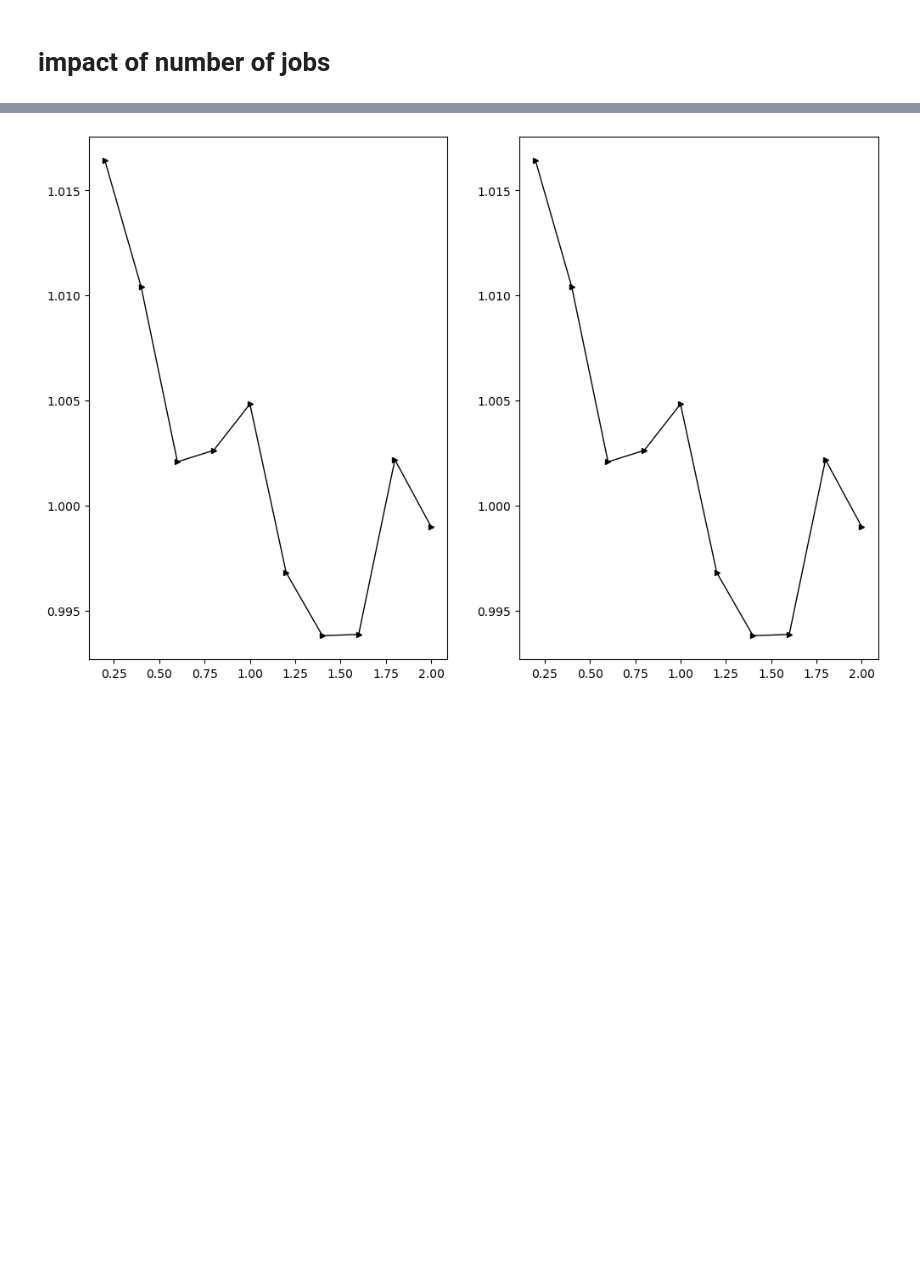
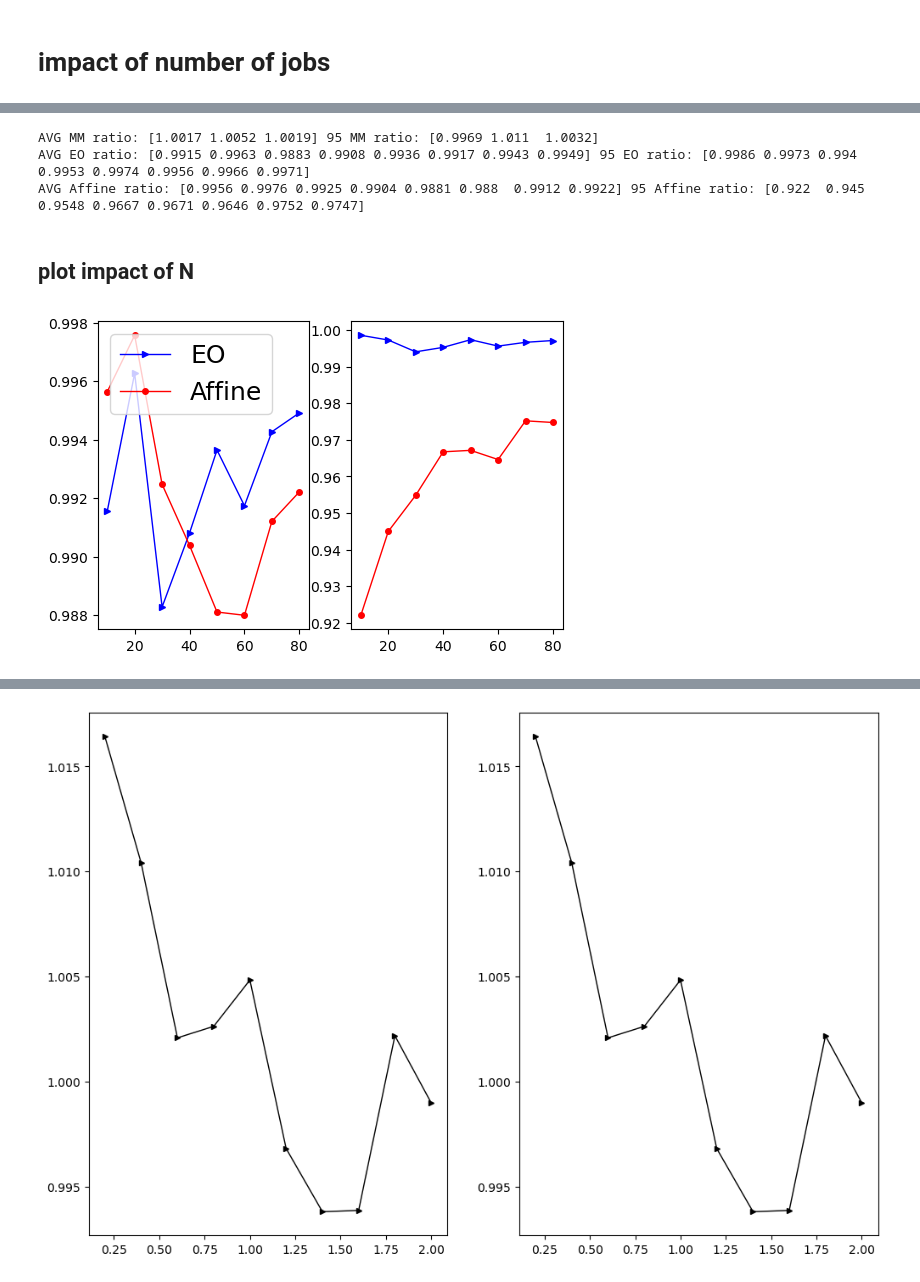
Before and after one commit to xunzhang-sjtu/Robust_scheduling_with_release_time, a Jupyter notebook: results.ipynb, the cells around one changed output, grey strips where cells are left out. Drawn from its saved outputs; the diff is of its cells as text; code cells hidden in the pictures; blank space fills up the shorter version.

```diff
--- a/results.ipynb
+++ b/results.ipynb
@@ -264,9 +262,9 @@ pd.DataFrame(rst_quan95).to_csv(project_path + 'quan95.csv')
 # %% [markdown]
 # impact of number of jobs
 # %%
-file_path = '/Users/zhangxun/data/robust_scheduling/det_release/num_jobs_RS/'
 name = 'avg'
 file_path1 = file_path + 'n=10/'
 print(file_path1)
-rst_det= load_results(instances,file_path1,'sol_det.pkl')
+rst_det = load_results(instances,file_path1,'sol_det.pkl')
+rst_affine =load_wass_results(instances,range_c,file_path1,'sol_wass_vns.pkl')
 # %% [output]
@@ -332,4 +271,0 @@ array([58108.47827673, 59491.98403518, 57996.1241139 , 57163.7551654 ,
-# %%
-file_name = '/Users/zhangxun/data/robust_scheduling/det_release/num_jobs_RS/'  + 'n='
-rst_det,rst_saa,rst_mom,rst_wass =  obtain_results(N_all,'avg',file_name)
-rst_avg = obtain_avg_results(rst_det,rst_saa,rst_mom,rst_wass,N_all)
@@ -360,3 +271,0 @@ rst_wass
-# %%
-rst_det,rst_saa,rst_mom,rst_wass =  obtain_results(N_all,'quan_95',file_name)
-rst_quan95 = obtain_avg_results(rst_det,rst_saa,rst_mom,rst_wass,N_all)
@@ -389,0 +335,9 @@ pd.DataFrame(rst_quan95).to_csv( '/Users/zhangxun/data/robust_scheduling/det_rel
+# %%
+N_all = [10,20,30]
+metric_name = 'avg'
+rst_det,rst_saa,rst_affine,rst_exact,rst_mm = obtain_avg(N_all,metric_name)
+ratio_saa_avg,ratio_affine_avg,ratio_exact_avg,ratio_mm_avg = obtain_ratio(N_all,rst_det,rst_saa,rst_affine,rst_exact,rst_mm)
+
+metric_name = 'quan_95'
+rst_det,rst_saa,rst_affine,rst_exact,rst_mm = obtain_avg(N_all,metric_name)
+ratio_saa_quan95,ratio_affine_quan95,ratio_exact_quan95,ratio_mm_quan95 = obtain_ratio(N_all,rst_det,rst_saa,rst_affine,rst_exact,rst_mm)
@@ -389,0 +450,8 @@ pd.DataFrame(rst_quan95).to_csv( '/Users/zhangxun/data/robust_scheduling/det_rel
+# %%
+print('AVG MM ratio:',np.round(ratio_mm_avg,4),'95 MM ratio:',np.round(ratio_mm_quan95,4))
+print('AVG EO ratio:',np.round(ratio_saa_avg,4),'95 EO ratio:',np.round(ratio_saa_quan95,4))
+print('AVG Affine ratio:',np.round(ratio_affine_avg[:,0],4),'95 Affine ratio:',np.round(ratio_affine_quan95[:,0],4))
+# %% [output]
+AVG MM ratio: [1.0017 1.0052 1.0019] 95 MM ratio: [0.9969 1.011  1.0032]
+AVG EO ratio: [0.9915 0.9963 0.9883 0.9908 0.9936 0.9917 0.9943 0.9949] 95 EO ratio: [0.9986 0.9973 0.994  0.9953 0.9974 0.9956 0.9966 0.9971]
+AVG Affine ratio: [0.9956 0.9976 0.9925 0.9904 0.9881 0.988  0.9912 0.9922] 95 Affine ratio: [0.922  0.945  0.9548 0.9667 0.9671 0.9646 0.9752 0.9747]
@@ -389,0 +460,37 @@ pd.DataFrame(rst_quan95).to_csv( '/Users/zhangxun/data/robust_scheduling/det_rel
+# %% [markdown]
+## plot impact of N
+# %%
+ms = 4
+lw = 1
+
+fig,ax = plt.subplots(1,2,figsize=(6, 4))
+index = 0
+color_set = ['g','b','r']
+# ax[0].plot(N_all,ratio_mm_avg,'-x',color = 'g',markersize=ms,linewidth = lw,label='MM')
+ax[0].plot(N_all,ratio_saa_avg,'->',color = 'b',markersize=ms,linewidth = lw,label='EO')
+ax[0].plot(N_all,ratio_affine_avg,'-o',color = 'r',markersize=ms,linewidth = lw,label='Affine')
+# ax[0].plot(N_all,ratio_exact_avg,'-s',color = 'k',markersize=ms,linewidth = lw,label='Exact')
+
+# ax[1].plot(N_all,ratio_mm_quan95,'-x',color = 'g',markersize=ms,linewidth = lw,label='MM')
+ax[1].plot(N_all,ratio_saa_quan95,'->',color = 'b',markersize=ms,linewidth = lw,label='EO')
+ax[1].plot(N_all,ratio_affine_quan95,'-o',color = 'r',markersize=ms,linewidth = lw,label='Affine')
+# ax[1].plot(N_all,ratio_exact_quan95,'-s',color = 'k',markersize=ms,linewidth = lw,label='Exact')
+
+        # ax[i,j].set_ylim(1.35,1.95)
+# ax[0,0].set_ylabel('CVaR',fontsize = 18)
+# ax[1,0].set_ylabel('CVaR',fontsize = 18)
+
+# ax[0,0].set_title(r'Out-of-sample CVaR comparison when $S=63$')
+# ax[0,1].set_title(r'Out-of-sample CVaR comparison when $S=126$')
+# plt.xticks(fontsize=16)
+# plt.yticks(fontsize=16)
+
+ax[0].legend(loc='upper left',fontsize = 18)
+# ax[0,1].legend(loc=2,fontsize = 12, bbox_to_anchor=(1.05,1),borderaxespad = 0.)     ##设置ax4中legend的位置，将其放在图外
+# fig_name = 'CVaR (Num of stocks = %(n_x)s,epsilon=%(eps)s)'%{'n_x':n_x,'eps':stochOptForest_params['epsilon'][0]}
+# plt.subplots_adjust(wspace =0.2, hspace =0.3)#调整子图间距
+# plt.savefig(fig_name+'.pdf', bbox_inches='tight') # 保存成PDF放大后不失真（默认保存在了当前文件夹下）
+
+plt.show()
+# %% [output]
+[figure, added]
```
Also changed, not shown: parts of 38 cells of this notebook, 4 other files.
